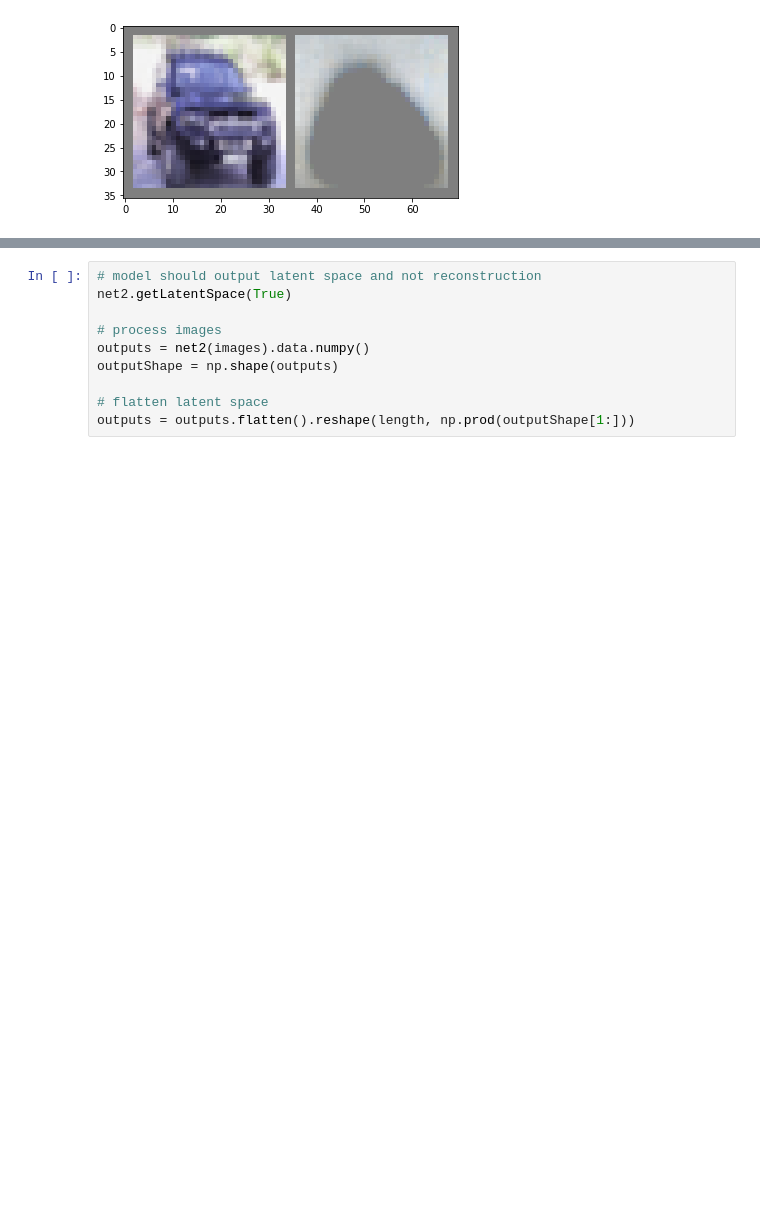
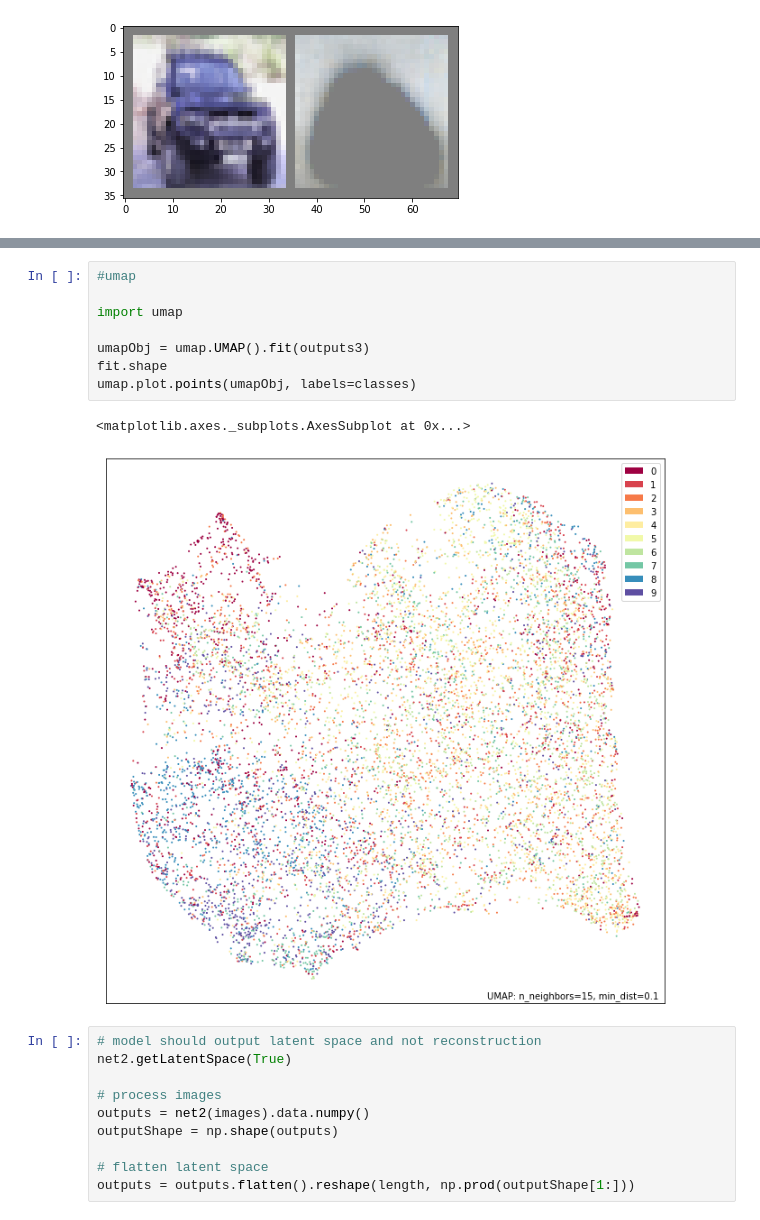
Before and after one commit to PhilipOe1612340/MMR-Autoencoder, a Jupyter notebook: src/autoencoder-pytorch.ipynb, the cells around one changed output, grey strips where cells are left out. Drawn from its saved outputs; the diff is of its cells as text; blank space fills up the shorter version.

Commit message:
umap added

```diff
--- a/src/autoencoder-pytorch.ipynb
+++ b/src/autoencoder-pytorch.ipynb
@@ -239,3 +239,14 @@ sns.pairplot(outputFrame.sample(50))
+# %%
+#umap
+
+import umap
+
+umapObj = umap.UMAP().fit(outputs3)
+fit.shape
+umap.plot.points(umapObj, labels=classes)
+# %% [output]
+<matplotlib.axes._subplots.AxesSubplot at 0x...>
+[figure, added]
 # %%
 # model should output latent space and not reconstruction
 net2.getLatentSpace(True)
```
Also changed, not shown: parts of 1 cell of this notebook.
